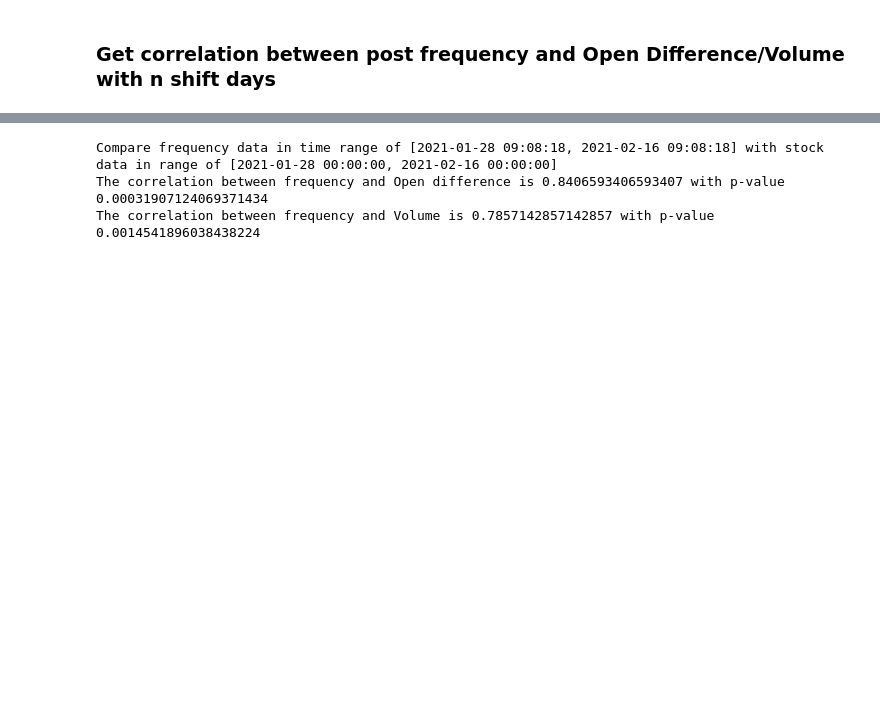
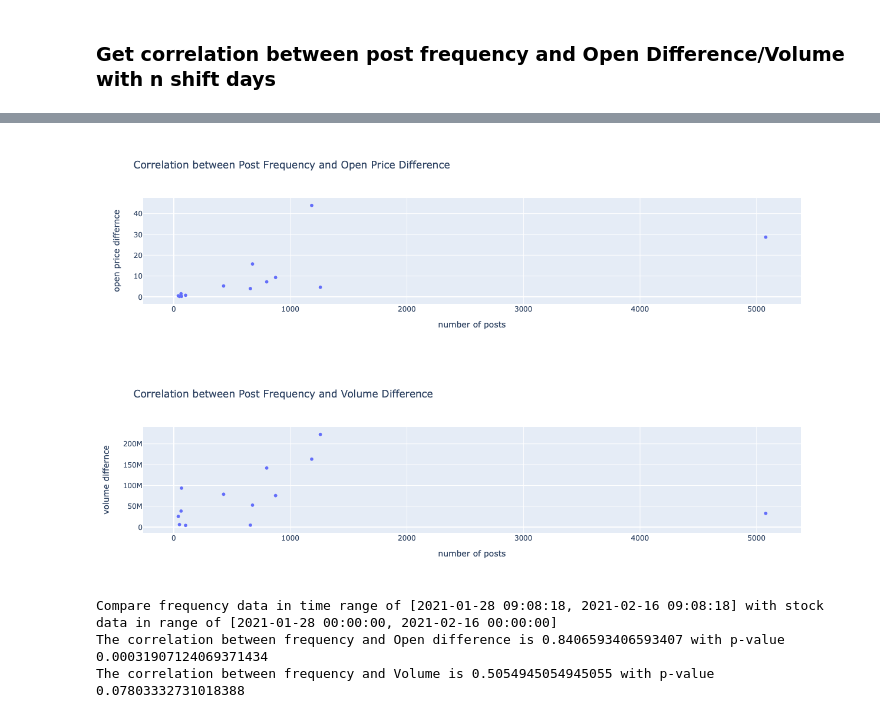
Before and after one commit to nightmare224/WallStreetBetsXStock, a Jupyter notebook: correlation.ipynb, the cells around one changed output, grey strips where cells are left out. Saved outputs shown, nothing was run; the diff lists cells and outputs as text; code cells hidden in the pictures; blank space fills up the shorter version.

Commit message:
add visualisation

```diff
--- a/correlation.ipynb
+++ b/correlation.ipynb
@@ -119,9 +121,40 @@ def get_correlation(frequency_data, stock_data, start_time, end_time, mode="all"
     for i in range(0, len(selected_stock_data["Open"])-1):
         new_open.append(open_func(df_stock["Open"].iloc[i+1] - df_stock["Open"].iloc[i]))
 
+    new_volume = []
+    for i in range(0, len(selected_stock_data["Volume"])-1):
+        new_volume.append(abs(df_stock["Volume"].iloc[i+1] - df_stock["Volume"].iloc[i]))
+
+    # visualise relationship
+    fig = go.Figure()
+    fig.add_trace(go.Scatter(
+        x=new_freq,
+        y=new_open,
+        mode="markers"
+    ))
+    fig.update_layout(
+        title_text="Correlation between Post Frequency and Open Price Difference",
+        xaxis_title="number of posts",
+        yaxis_title="open price differnce"
+    )
+    fig.show()
+    fig = go.Figure()
+    fig.add_trace(go.Scatter(
+        x=new_freq,
+        y=new_volume,
+        mode="markers"
+    ))
+    fig.update_layout(
+        title_text="Correlation between Post Frequency and Volume Difference",
+        xaxis_title="number of posts",
+        yaxis_title="volume differnce"
+    )
+    fig.show()
+
     # calculate correlation
     open_correlation = scipy.stats.spearmanr(new_freq, new_open)
-    volume_correlation = scipy.stats.spearmanr(new_freq, selected_stock_data["Volume"][:-1])
+    volume_correlation = scipy.stats.spearmanr(new_freq, new_volume)
+
 
     freq_start_time = selected_frequency_data["timestamp"].iloc[0].to_pydatetime()
     freq_end_time = selected_frequency_data["timestamp"].iloc[-1].to_pydatetime()
@@ -129,8 +162,16 @@ def get_correlation(frequency_data, stock_data, start_time, end_time, mode="all"
 
     stock_end_time = selected_stock_data.index[-2].tz_localize(None).to_pydatetime()
 
-    return freq_start_time, freq_end_time, stock_start_time, stock_end_time, open_correlation, volume_correlation
+    return {
+        "post_freq_start_time": freq_start_time,
+        "post_freq_end_time": freq_end_time,
+        "stock_start_time": stock_start_time,
+        "stock_end_time": stock_end_time,
+        "stock_open_price_correlation": open_correlation,
+        "stock_volume_correlation": volume_correlation
+    }
 # %%
 start_time = datetime.strptime(start_date, "%Y-%m-%d")
 end_time = start_time + timedelta(days=20)
-freq_start_time, freq_end_time, stock_start_time, stock_end_time, open_correlation, volume_correlation = get_correlation(df_freq, df_stock, start_time, end_time, "all", timedelta(days=0))
+result = get_correlation(df_freq, df_stock, start_time, end_time, "all", timedelta(days=0))
+# %% [output]
@@ -137,11 +179,13 @@ freq_start_time, freq_end_time, stock_start_time, stock_end_time, open_correlati
+[figure, added]
+[figure, added]
 # %%
-print(f"Compare frequency data in time range of [{freq_start_time}, {freq_end_time}] with stock data in range of [{stock_start_time}, {stock_end_time}]")
-print(f"The correlation between frequency and Open difference is {open_correlation[0]} with p-value {open_correlation[1]}")
-print(f"The correlation between frequency and Volume is {volume_correlation[0]} with p-value {volume_correlation[1]}")
+print(f"Compare frequency data in time range of [{result["post_freq_start_time"]}, {result["post_freq_end_time"]}] with stock data in range of [{result["stock_start_time"]}, {result["stock_end_time"]}]")
+print(f"The correlation between frequency and Open difference is {result["stock_open_price_correlation"][0]} with p-value {result["stock_open_price_correlation"][1]}")
+print(f"The correlation between frequency and Volume is {result["stock_volume_correlation"][0]} with p-value {result["stock_volume_correlation"][1]}")
 # %% [output]
 Compare frequency data in time range of [2021-01-28 09:08:18, 2021-02-16 09:08:18] with stock data in range of [2021-01-28 00:00:00, 2021-02-16 00:00:00]
 The correlation between frequency and Open difference is 0.8406593406593407 with p-value 0.00031907124069371434
-The correlation between frequency and Volume is 0.7857142857142857 with p-value 0.0014541896038438224
+The correlation between frequency and Volume is 0.5054945054945055 with p-value 0.07803332731018388
 # %%
 start_time = datetime.strptime(start_date, "%Y-%m-%d")
 end_time = start_time + timedelta(days=20)
```
Also changed, not shown: parts of 7 cells of this notebook.
